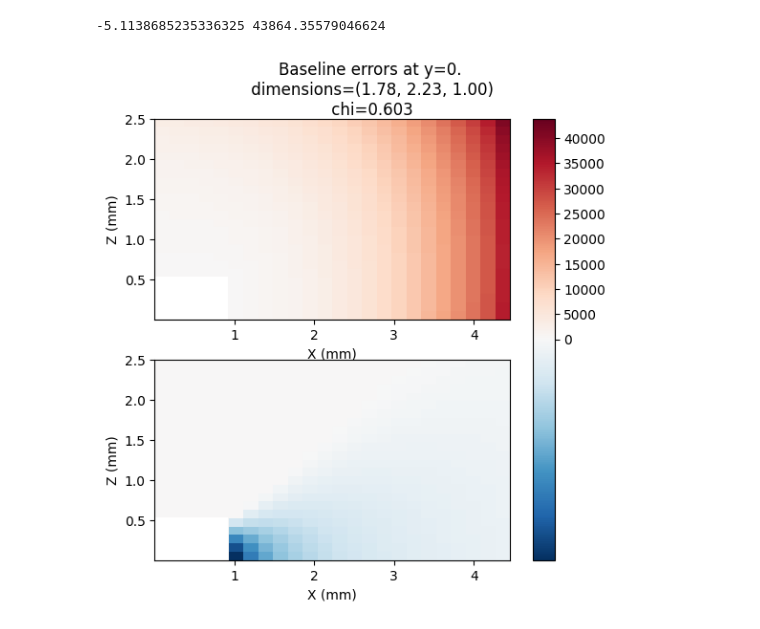
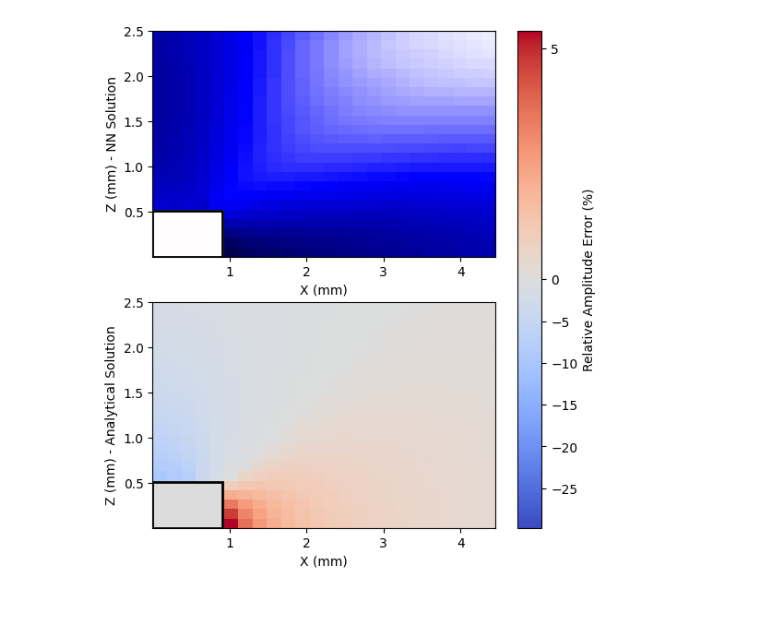
Before and after one commit to jack-smithy/nn_magnetics, a Jupyter notebook: notebooks/test.ipynb, the cells around one changed output. Cells and saved outputs as stored; diff of their text form; code cells hidden in the pictures.

Commit message:
better plots

```diff
--- a/notebooks/test.ipynb
+++ b/notebooks/test.ipynb
@@ -40,6 +19,0 @@ B_pred = model(torch.tensor(X)).detach().numpy()
-# %%
-from src.utils import relative_amplitude_error, angle_error
-
-amplitude_errors_baseline = relative_amplitude_error(B_demag, B_reduced, return_abs=False)
-amplitude_errors_trained = np.clip(relative_amplitude_error(B_demag, B_pred, return_abs=False), -1e6, 1e6)
-# angle_errors = angle_error(B_demag, B_reduced)
@@ -56,7 +20,39 @@ plt.hist(amplitude_errors_trained)
-# %%
-from src.plotting import plot_heatmaps_amplitude
-
-plot_heatmaps_amplitude(grid, amplitude_errors_baseline, amplitude_errors_trained, a, b, chi, trained=False)
-# %% [output]
--5.1138685235336325 43864.35579046624
-[figure, removed]
+# %%
+def get_amp_heatmap(model, save_path, epoch):
+    X, B = get_one_magnet(
+        chi_mode=ChiMode.ISOTROPIC,
+        data=np.load("../data/isotropic_chi/eval/data_1.npz"),
+    )
+
+    grid = X[:, 3:]
+    a = float(X[0, 0])
+    b = float(X[0, 1])
+    chi = float(X[0, 2])
+
+    with torch.no_grad():
+        B_pred = model(torch.tensor(X))
+
+    _, amplitude_errors_baseline = calculate_metrics_baseline(
+        B=B,
+        return_abs=False,
+    )
+    _, amplitude_errors_trained = calculate_metrics(
+        B=torch.tensor(B),
+        B_pred=B_pred,
+        return_abs=False,
+    )
+
+    plot_heatmaps_amplitude(
+        grid=grid,
+        amplitude_errors_baseline=amplitude_errors_baseline,
+        amplitude_errors_trained=amplitude_errors_trained,
+        a=a,
+        b=b,
+        chi=chi,
+        epoch=epoch,
+        save_path=save_path,
+    )
+# %%
+get_amp_heatmap(model=model, save_path=None, epoch="done")
+# %% [output]
+[figure, added]
```
Also changed, not shown: parts of 7 cells of this notebook, 15 other files.
